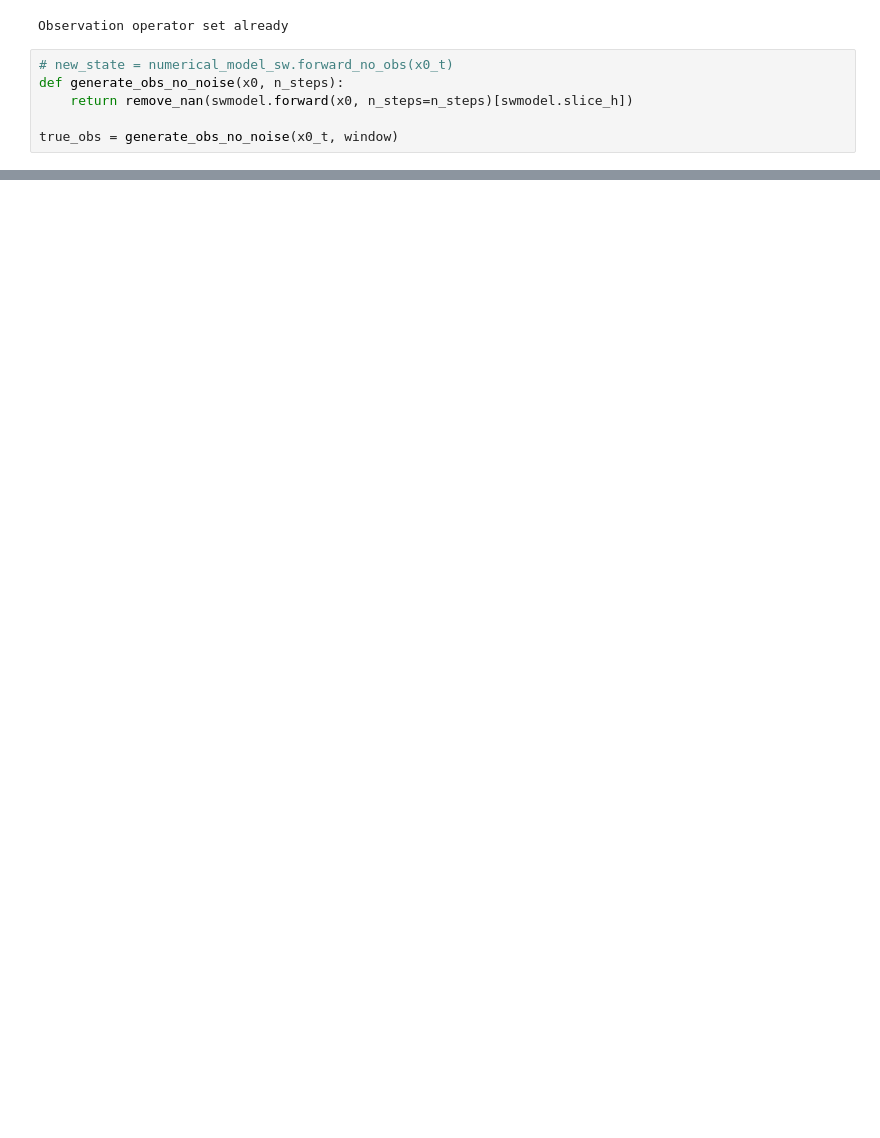
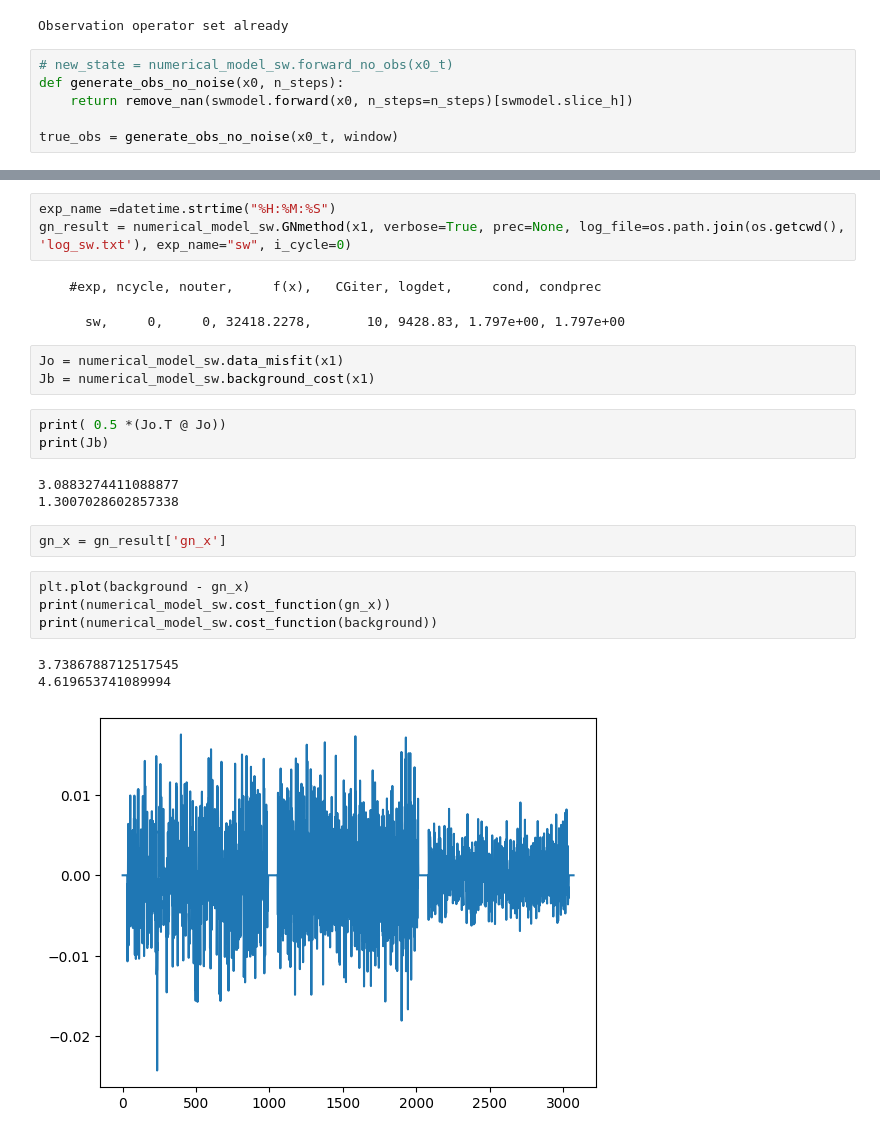
Before and after one commit to VTrappler/DA_PoC, a Jupyter notebook: notebooks/shallow_DA.ipynb, the cells around one changed output, grey strips where cells are left out. Drawn from its saved outputs; the diff is of its cells as text; blank space fills up the shorter version.

```diff
--- a/notebooks/shallow_DA.ipynb
+++ b/notebooks/shallow_DA.ipynb
@@ -107,0 +139,25 @@ swmodel.plot_state_imshow(new_state)
+# %%
+exp_name =datetime.strtime("%H:%M:%S")
+gn_result = numerical_model_sw.GNmethod(x1, verbose=True, prec=None, log_file=os.path.join(os.getcwd(), 'log_sw.txt'), exp_name="sw", i_cycle=0)
+# %% [output]
+    #exp, ncycle, nouter,     f(x),   CGiter, logdet,     cond, condprec
+      sw,     0,     0, 32418.2278,       10, 9428.83, 1.797e+00, 1.797e+00
+# %%
+Jo = numerical_model_sw.data_misfit(x1)
+Jb = numerical_model_sw.background_cost(x1)
+# %%
+print( 0.5 *(Jo.T @ Jo))
+print(Jb)
+# %% [output]
+3.0883274411088877
+1.3007028602857338
+# %%
+gn_x = gn_result['gn_x']
+# %%
+plt.plot(background - gn_x)
+print(numerical_model_sw.cost_function(gn_x))
+print(numerical_model_sw.cost_function(background))
+# %% [output]
+3.7386788712517545
+4.619653741089994
+[figure, added]
```
Also changed, not shown: parts of 24 cells of this notebook, 2 other files.
